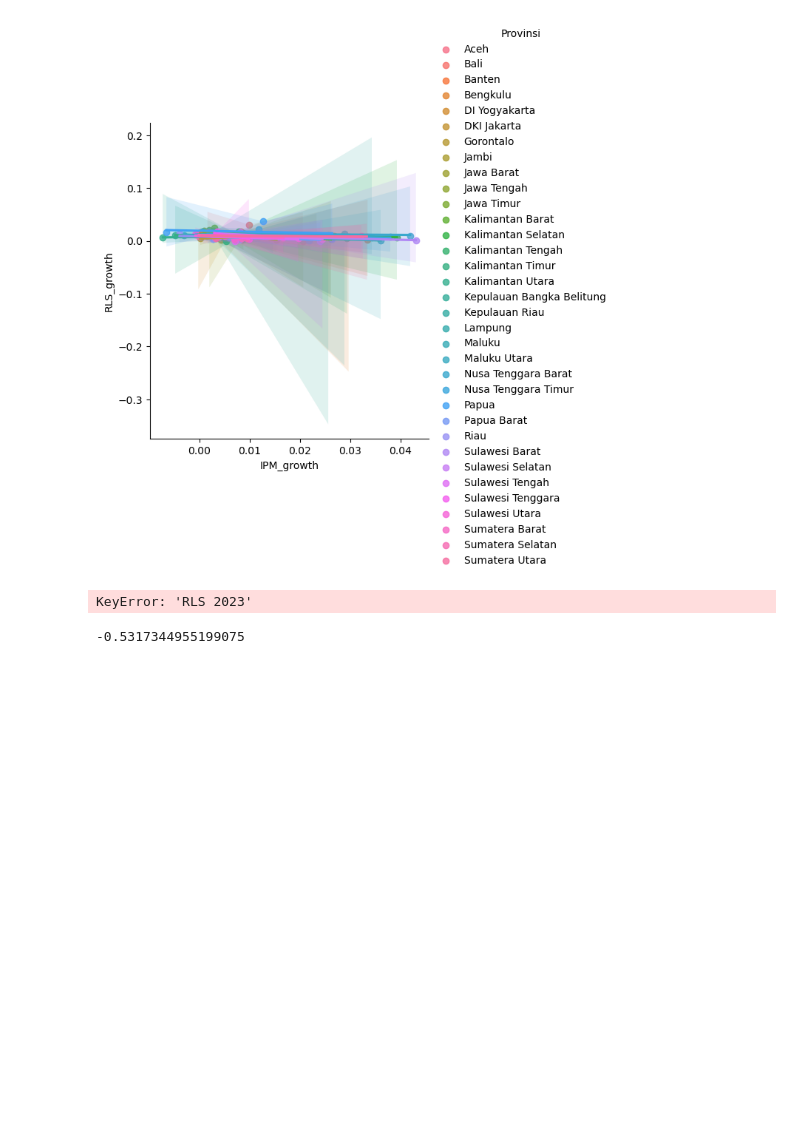
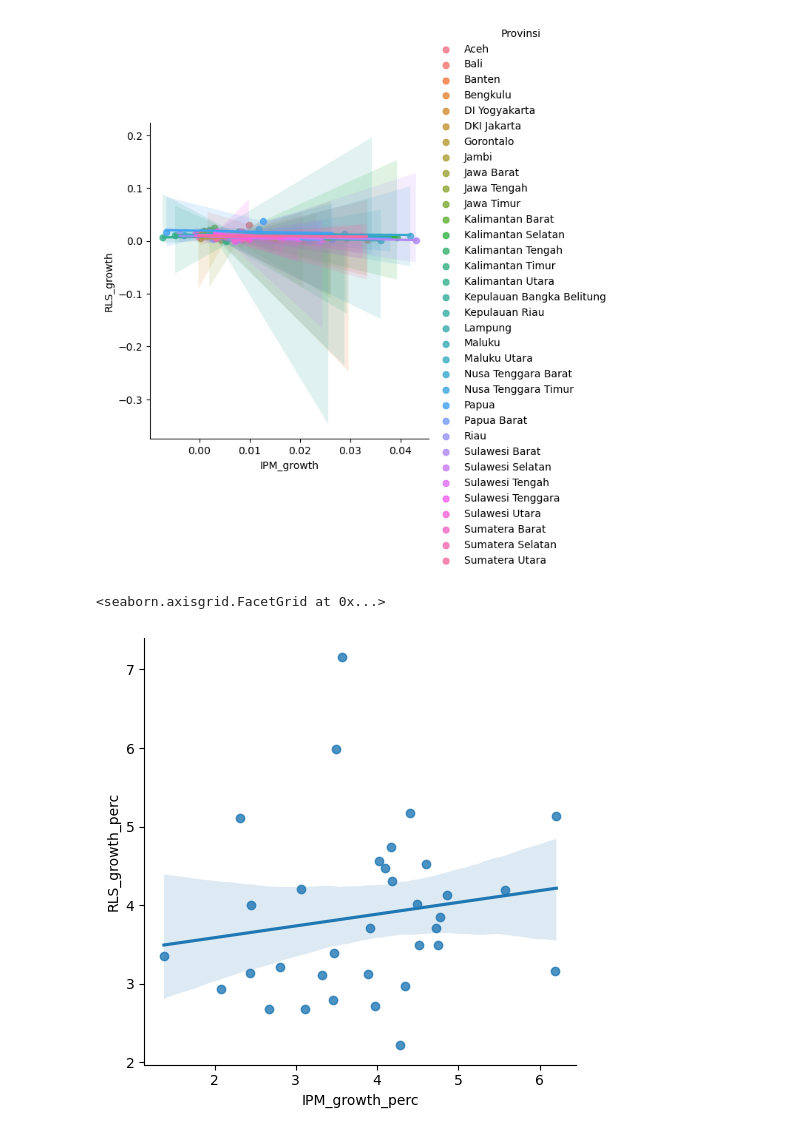
Before and after one commit to adnanmaja/human-developtment-eda, a Jupyter notebook: main.ipynb, the cells around one changed output. Saved outputs shown, nothing was run; the diff lists cells and outputs as text; code cells hidden in the pictures; blank space fills up the shorter version.

```diff
--- a/main.ipynb
+++ b/main.ipynb
@@ -62,19 +69,13 @@ sns.lmplot(data=df_growth, x='IPM_growth', y='RLS_growth', hue='Provinsi')
 <seaborn.axisgrid.FacetGrid at 0x...>
 [figure]
 # %%
+# Calculting the 5-year growth percentage, then visualizing it
 df_merged['RLS_growth_perc'] = (((rls_data['RLS 2023'] - rls_data['RLS 2019']) / rls_data['RLS 2019']) * 100)
 df_merged['IPM_growth_perc'] = (((ipm_data['IPM 2023'] - ipm_data['IPM 2019']) / ipm_data['IPM 2019']) * 100)
+df_merged.to_csv('Check.csv', index=False)
 
-df_merged.to_csv('Check.csv', index=False)
+df_merged[['IPM_growth_perc', 'RLS_growth_perc']].corr(method='pearson')
+sns.lmplot(data=df_merged, x='IPM_growth_perc', y='RLS_growth_perc')
 # %% [output]
-KeyError: 'RLS 2023'
+<seaborn.axisgrid.FacetGrid at 0x...>
+[figure, added]
-# %%
-correlations = []
-
-for name, group in df_merged.groupby('Provinsi'):
-    corr = group[['RLS_growth', 'IPM_growth']].corr().iloc[0,1]
-    correlations.append(corr)
-
-print(np.nanmean(correlations))
-# %% [output]
--0.5317344955199075
```
Also changed, not shown: parts of 6 cells of this notebook.
